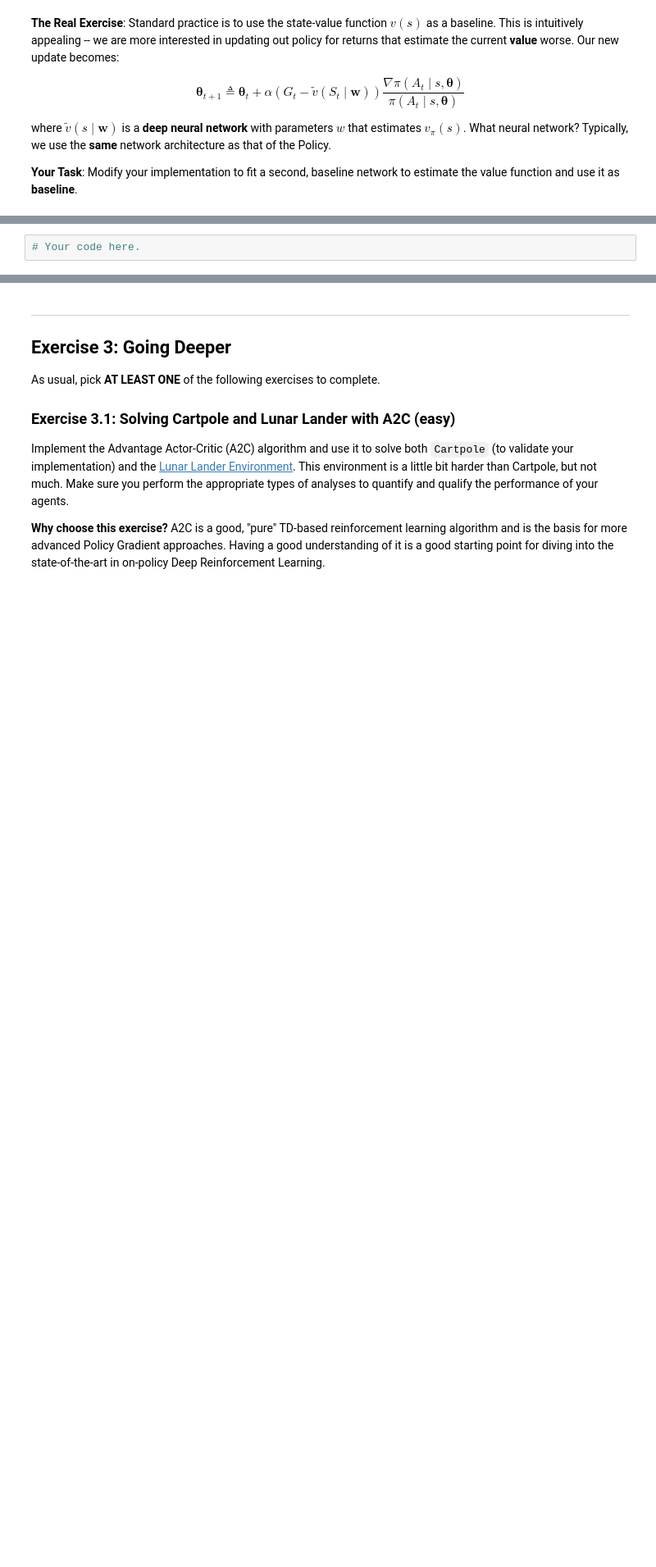
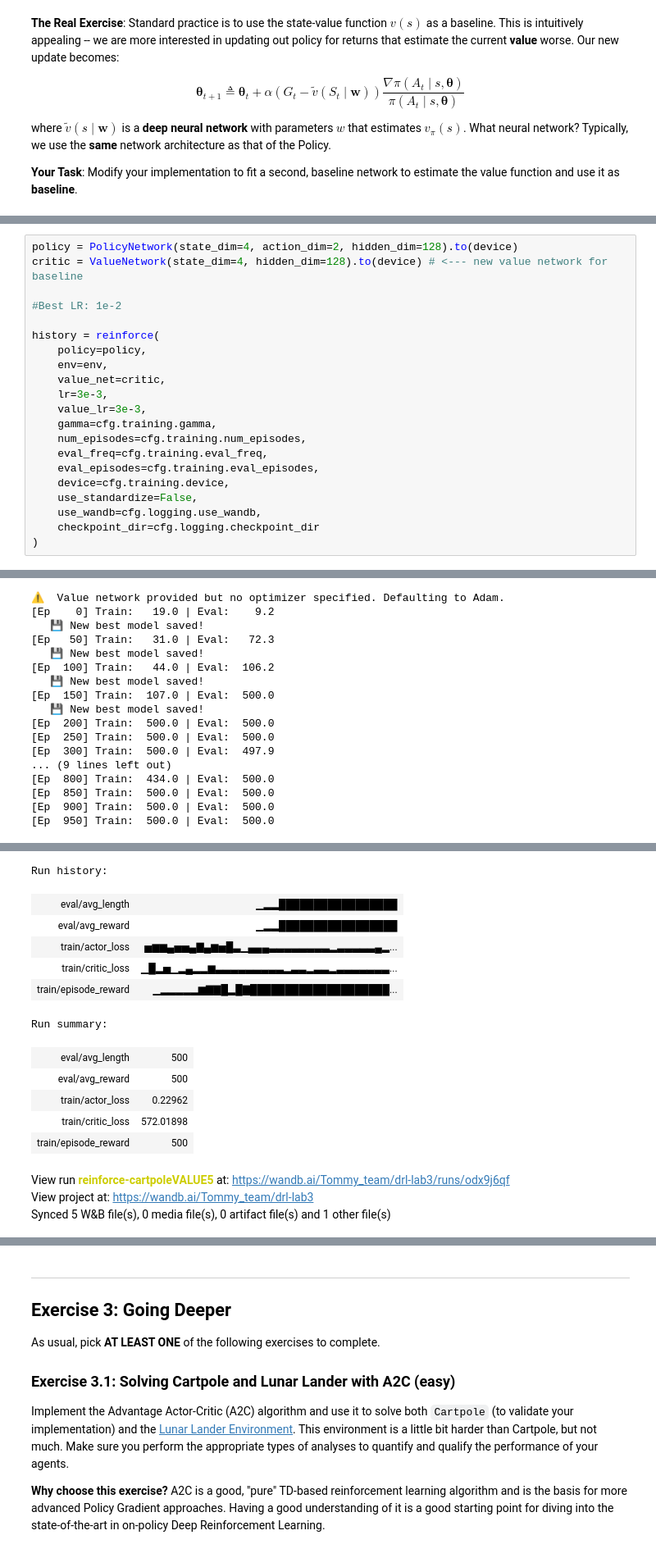
Before and after one commit to TommyyPasto/DLA-course-repo, a Jupyter notebook: Lab 3/DLA_Lab3.ipynb, the cells around one changed output, grey strips where cells are left out. Shown at 82% size. Saved outputs shown, nothing was run; the diff lists cells and outputs as text; blank space fills up the shorter version.

Commit message:
[ADD] Completed excercise 2 of the laboratory and fixed wandb logging

```diff
--- a/Lab 3/DLA_Lab3.ipynb
+++ b/Lab 3/DLA_Lab3.ipynb
@@ -324,2 +611,22 @@ where $\tilde{v}(s \mid \mathbf{w})$ is a **deep neural network** with parameter
 # %%
-# Your code here.
+policy = PolicyNetwork(state_dim=4, action_dim=2, hidden_dim=128).to(device)
+critic = ValueNetwork(state_dim=4, hidden_dim=128).to(device) # <--- new value network for baseline
+
+#Best LR: 1e-2
+
+history = reinforce(
+    policy=policy,
+    env=env,
+    value_net=critic,
+    lr=3e-3,
+    value_lr=3e-3,
+    gamma=cfg.training.gamma,
+    num_episodes=cfg.training.num_episodes,
+    eval_freq=cfg.training.eval_freq,
+    eval_episodes=cfg.training.eval_episodes,
+    device=cfg.training.device,
+    use_standardize=False,
+    use_wandb=cfg.logging.use_wandb,
+    checkpoint_dir=cfg.logging.checkpoint_dir
+)
+# %% [output]
@@ -325,0 +634,17 @@ where $\tilde{v}(s \mid \mathbf{w})$ is a **deep neural network** with parameter
+⚠️  Value network provided but no optimizer specified. Defaulting to Adam.
+[Ep    0] Train:   19.0 | Eval:    9.2
+   💾 New best model saved!
+[Ep   50] Train:   31.0 | Eval:   72.3
+   💾 New best model saved!
+[Ep  100] Train:   44.0 | Eval:  106.2
+   💾 New best model saved!
+[Ep  150] Train:  107.0 | Eval:  500.0
+   💾 New best model saved!
+[Ep  200] Train:  500.0 | Eval:  500.0
+[Ep  250] Train:  500.0 | Eval:  500.0
+[Ep  300] Train:  500.0 | Eval:  497.9
+... (9 lines left out)
+[Ep  800] Train:  434.0 | Eval:  500.0
+[Ep  850] Train:  500.0 | Eval:  500.0
+[Ep  900] Train:  500.0 | Eval:  500.0
+[Ep  950] Train:  500.0 | Eval:  500.0
@@ -325,0 +652,15 @@ where $\tilde{v}(s \mid \mathbf{w})$ is a **deep neural network** with parameter
+Run history:
+| eval/avg_length | ▁▂▂█████████████████ |
+| eval/avg_reward | ▁▂▂█████████████████ |
+| train/actor_loss | ▅▆▆▄▅▅▄▇▄▆▅█▃▁▄▄▄▃▃▃▃▃▃▃▃▂▃▃▃▃▃▄▂... |
+| train/critic_loss | ▁█▂▅▁▂▄▂▂▆▃▃▃▃▃▃▃▃▃▂▃▃▂▃▃▂▃▃▃▃▃▃▃... |
+| train/episode_reward | ▁▂▂▂▂▂▆▇▇█▂█▇████████████████████... |
+Run summary:
+| eval/avg_length | 500 |
+| eval/avg_reward | 500 |
+| train/actor_loss | 0.22962 |
+| train/critic_loss | 572.01898 |
+| train/episode_reward | 500 |
+View run reinforce-cartpoleVALUE5 at: https://wandb.ai/Tommy_team/drl-lab3/runs/odx9j6qf
+View project at: https://wandb.ai/Tommy_team/drl-lab3
+Synced 5 W&B file(s), 0 media file(s), 0 artifact file(s) and 1 other file(s)
```
Also changed, not shown: parts of 20 cells of this notebook, 2 other files.
